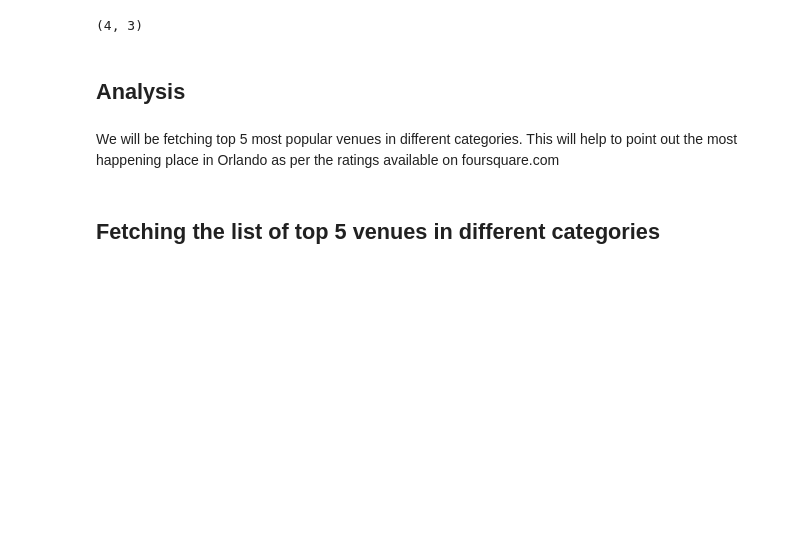
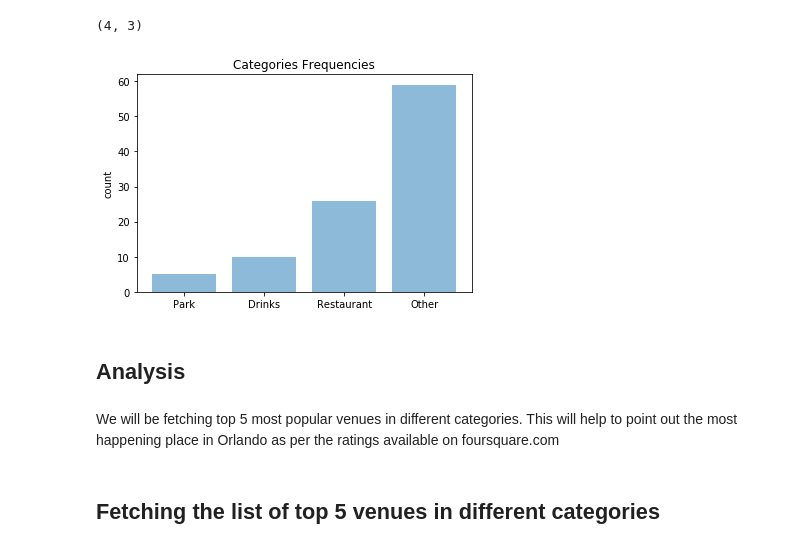
Before and after one commit to shilpisirohi12/Coursera_Capstone, a Jupyter notebook: The battle Of Neighbourhood (Capstone Project).ipynb, the cells around one changed output. Saved outputs shown, nothing was run; the diff lists cells and outputs as text; code cells hidden in the pictures; blank space fills up the shorter version.

```diff
--- a/The battle Of Neighbourhood (Capstone Project).ipynb
+++ b/The battle Of Neighbourhood (Capstone Project).ipynb
@@ -278,6 +236,24 @@ to_grouped
 to_grouped.shape
 # %% [output]
 (4, 3)
+# %%
+main_category_count=nearby_venues.groupby('Main_Category').count()
+
+main_category_count.drop(columns=['categories','lat','lng'],inplace=True)
+main_category_count.rename(columns={"name":"count"},inplace=True)
+main_category_count.reset_index(level=0, inplace=True)
+main_category_count.sort_values(by=['count'], ascending=True,inplace=True)
+# %%
+x=np.arange(len(main_category_count["Main_Category"]))
+
+plt.bar(x,main_category_count["count"], align='center', alpha=0.5)
+plt.xticks(x, main_category_count["Main_Category"])
+plt.ylabel('count')
+plt.title('Categories Frequencies')
+
+plt.show()
+# %% [output]
+[figure, added]
 # %%
 # one hot encoding
 to_onehot = pd.get_dummies(nearby_venues[['name']], prefix="", prefix_sep="")
```
Also changed, not shown: parts of 21 cells of this notebook, 2 other files.
